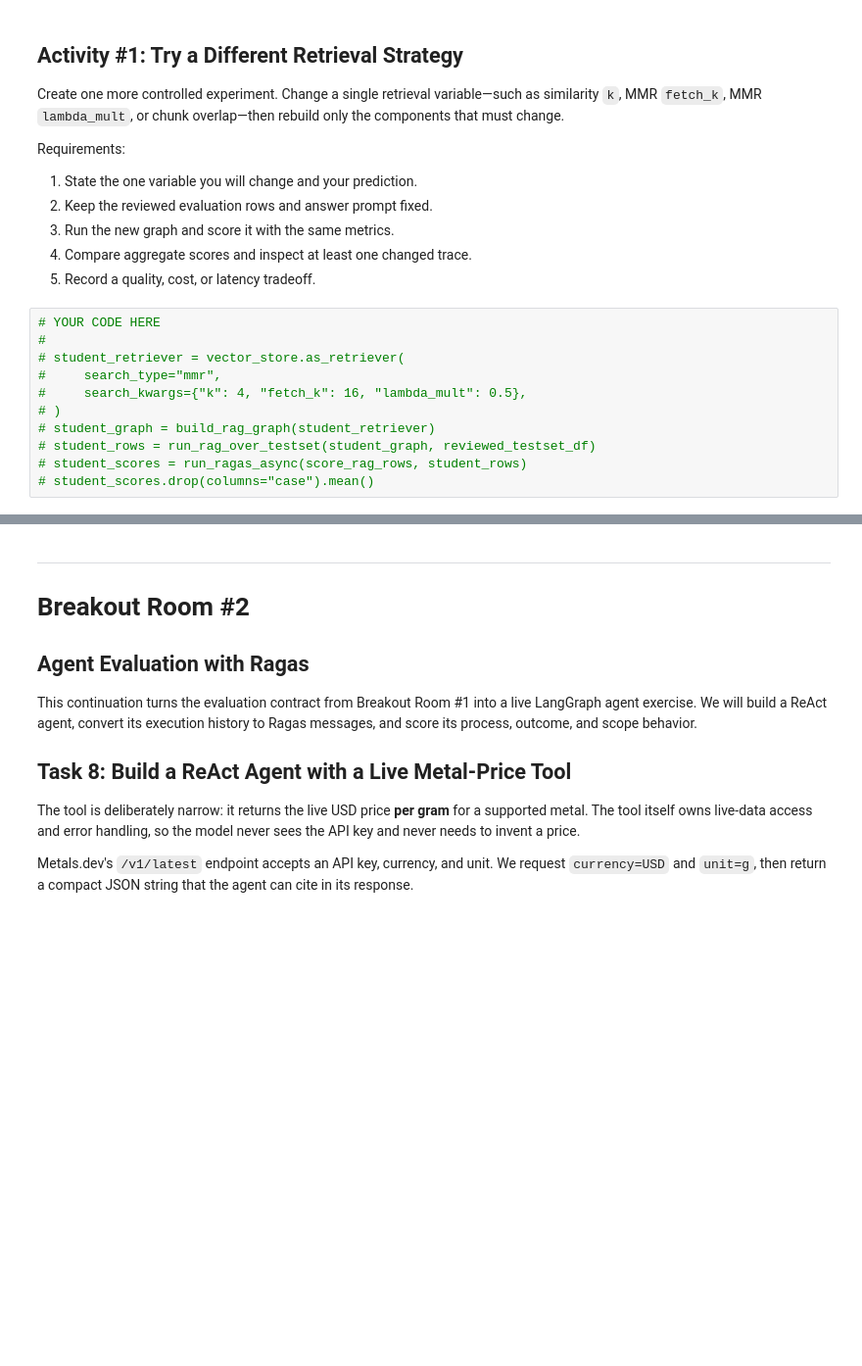
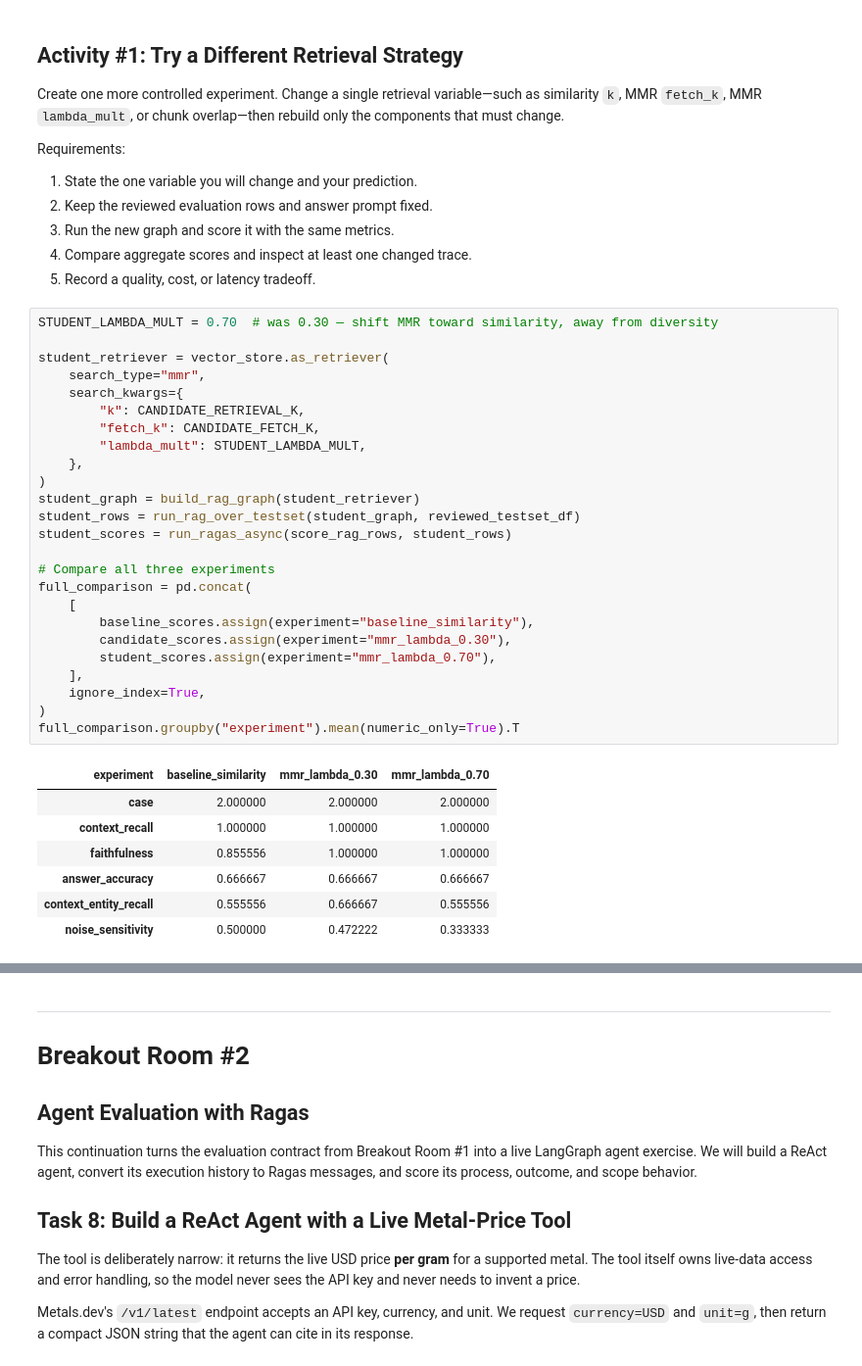
Before and after one commit to yuex-1994/AI-Engineering-Certification, a Jupyter notebook: 06_Agentic_RAG_Evaluation/01_Metal_Price_Agent_Evaluation_Ragas_LangGraph.ipynb, the cells around one changed output, grey strips where cells are left out. Shown at 98% size. Cells and saved outputs as stored; diff of their text form; blank space fills up the shorter version.

```diff
--- a/06_Agentic_RAG_Evaluation/01_Metal_Price_Agent_Evaluation_Ragas_LangGraph.ipynb
+++ b/06_Agentic_RAG_Evaluation/01_Metal_Price_Agent_Evaluation_Ragas_LangGraph.ipynb
@@ -647,16 +743,38 @@ Requirements:
 4. Compare aggregate scores and inspect at least one changed trace.
 5. Record a quality, cost, or latency tradeoff.
 # %%
-# YOUR CODE HERE
-#
-# student_retriever = vector_store.as_retriever(
-#     search_type="mmr",
-#     search_kwargs={"k": 4, "fetch_k": 16, "lambda_mult": 0.5},
-# )
-# student_graph = build_rag_graph(student_retriever)
-# student_rows = run_rag_over_testset(student_graph, reviewed_testset_df)
-# student_scores = run_ragas_async(score_rag_rows, student_rows)
-# student_scores.drop(columns="case").mean()
+STUDENT_LAMBDA_MULT = 0.70  # was 0.30 — shift MMR toward similarity, away from diversity
+
+student_retriever = vector_store.as_retriever(
+    search_type="mmr",
+    search_kwargs={
+        "k": CANDIDATE_RETRIEVAL_K,
+        "fetch_k": CANDIDATE_FETCH_K,
+        "lambda_mult": STUDENT_LAMBDA_MULT,
+    },
+)
+student_graph = build_rag_graph(student_retriever)
+student_rows = run_rag_over_testset(student_graph, reviewed_testset_df)
+student_scores = run_ragas_async(score_rag_rows, student_rows)
+
+# Compare all three experiments
+full_comparison = pd.concat(
+    [
+        baseline_scores.assign(experiment="baseline_similarity"),
+        candidate_scores.assign(experiment="mmr_lambda_0.30"),
+        student_scores.assign(experiment="mmr_lambda_0.70"),
+    ],
+    ignore_index=True,
+)
+full_comparison.groupby("experiment").mean(numeric_only=True).T
+# %% [output]
+| experiment | baseline_similarity | mmr_lambda_0.30 | mmr_lambda_0.70 |
+| case | 2.000000 | 2.000000 | 2.000000 |
+| context_recall | 1.000000 | 1.000000 | 1.000000 |
+| faithfulness | 0.855556 | 1.000000 | 1.000000 |
+| answer_accuracy | 0.666667 | 0.666667 | 0.666667 |
+| context_entity_recall | 0.555556 | 0.666667 | 0.555556 |
+| noise_sensitivity | 0.500000 | 0.472222 | 0.333333 |
 # %% [markdown]
 ### Activity #1 Findings
 
```
Also changed, not shown: parts of 26 cells of this notebook.
